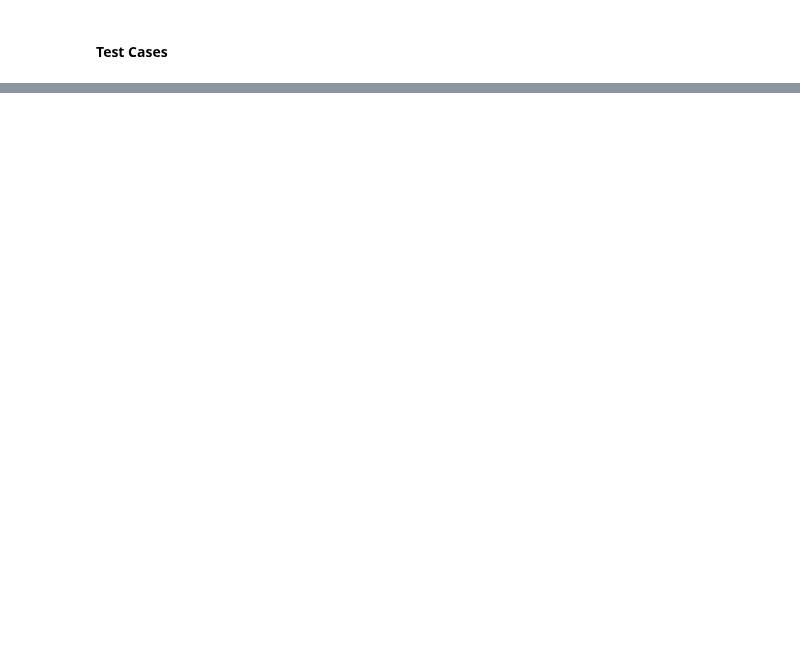
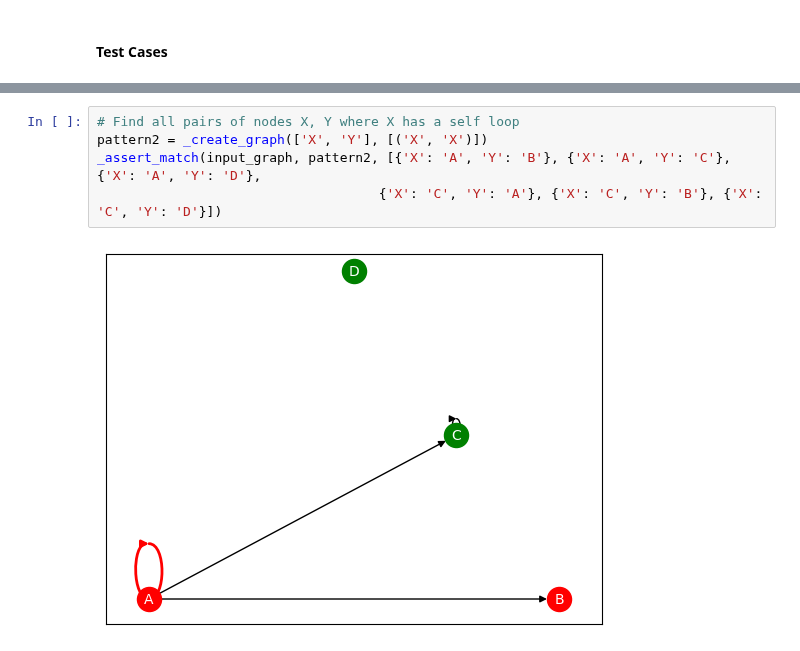
Before and after one commit to DeanLight/graph_rewrite, a Jupyter notebook: nbs/03_matcher.ipynb, the cells around one changed output, grey strips where cells are left out. Drawn from its saved outputs; the diff is of its cells as text; blank space fills up the shorter version.

```diff
--- a/nbs/03_matcher.ipynb
+++ b/nbs/03_matcher.ipynb
@@ -233,0 +227,7 @@ assert _test_match(input_graph, pattern7, [{'X': 'A', 'Y': 'C', 'Z': 'D'},
+# %%
+# Find all pairs of nodes X, Y where X has a self loop
+pattern2 = _create_graph(['X', 'Y'], [('X', 'X')])
+_assert_match(input_graph, pattern2, [{'X': 'A', 'Y': 'B'}, {'X': 'A', 'Y': 'C'}, {'X': 'A', 'Y': 'D'},
+                                    {'X': 'C', 'Y': 'A'}, {'X': 'C', 'Y': 'B'}, {'X': 'C', 'Y': 'D'}])
+# %% [output]
+[figure, added]
```
Also changed, not shown: parts of 12 cells of this notebook, 7 other files.
